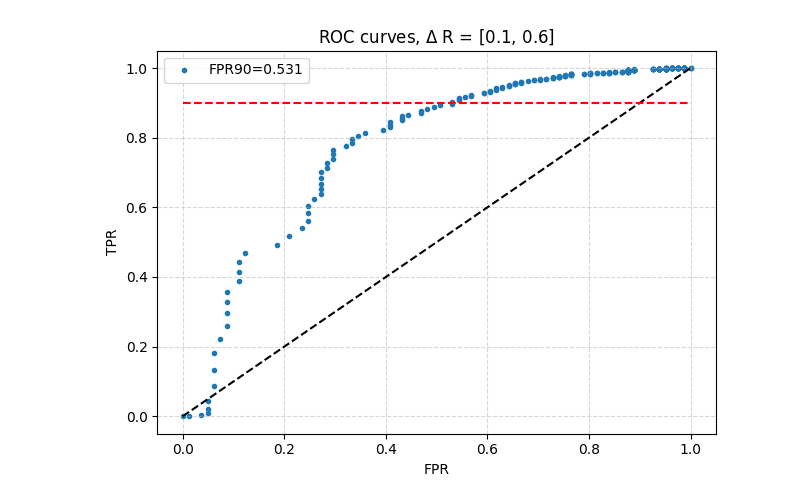
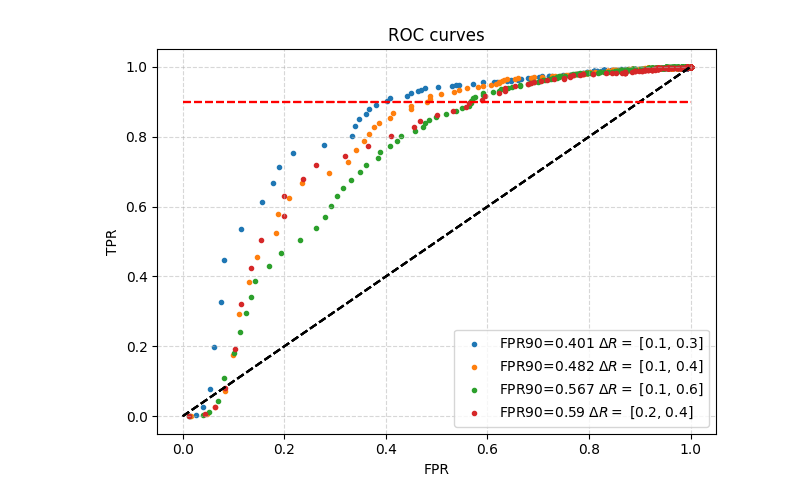
Before and after one commit to Ruba18-Code/BSc-Thesis-LVL1-trigger-for-isolated-muons-at-ATLAS, a Jupyter notebook: test_LVL1.ipynb, the cells around one changed output. Saved outputs shown, nothing was run; the diff lists cells and outputs as text; code cells hidden in the pictures.

```diff
--- a/test_LVL1.ipynb
+++ b/test_LVL1.ipynb
@@ -115,5 +122,11 @@ coolplot([Zmumu_phi, ZeroBias_phi_total], np.linspace(-4,4,20), labels=[rf"$Z\to
 # %%
-l4=len(ZeroBias_iso)
-coolplot([Zmumu_iso, ZeroBias_iso], bins=np.linspace(0,30000,40), labels=[rf"$Z\to\mu\mu$, muons={l3}", f"ZeroBias, muons={l4}"], title="Isolation energy")
-coolplot([Zmumu_ratio, ZeroBias_ratio], bins=np.linspace(0,1,40), labels=[rf"$Z\to\mu\mu$, muons={l3}", f"ZeroBias, muons={l4}"], title="Isolation ratio")
+i=0
+for ZeroBias_iso, ZeroBias_ratio, Zmumu_iso, Zmumu_ratio in zip(ZeroBias_isolations_dr, ZeroBias_ratios_dr,
+                                                                 Zmumu_isolations_dr, Zmumu_ratios_dr):
+    l4=len(ZeroBias_iso)
+    coolplot([Zmumu_iso, ZeroBias_iso], bins=np.linspace(0,30000,40),
+            labels=[rf"$Z\to\mu\mu$, muons={l3}", f"ZeroBias, muons={l4}"], title=rf"Isolation energy, $\Delta R$=[{dr_mins[i]}, {dr_maxs[i]}]")
+    coolplot([Zmumu_ratio, ZeroBias_ratio], bins=np.linspace(0,1.5,40),
+            labels=[rf"$Z\to\mu\mu$, muons={l3}", f"ZeroBias, muons={l4}"], title=rf"Isolation ratio, $\Delta R$=[{dr_mins[i]}, {dr_maxs[i]}]")
+    i=i+1
 # %% [output]
@@ -122,23 +141,28 @@ coolplot([Zmumu_ratio, ZeroBias_ratio], bins=np.linspace(0,1,40), labels=[rf"$Z\
 # %%
-bins=np.linspace(0,1,300)
-Zmumu_counts, _ = np.histogram(Zmumu_ratio, bins)
-ZeroBias_counts, _ = np.histogram(ZeroBias_ratio, bins)
-#Compute the cumulative sum of the counts (like integrating the histogram to the left)
-Zmumu_cumulative_counts = np.cumsum(Zmumu_counts)
-ZeroBias_cumulative_counts = np.cumsum(ZeroBias_counts)
-# Normalize to total events
-TPR = Zmumu_cumulative_counts / np.sum(Zmumu_counts)
-FPR = ZeroBias_cumulative_counts / np.sum(ZeroBias_counts)
+i=0
+for ZeroBias_iso, ZeroBias_ratio, Zmumu_iso, Zmumu_ratio in zip(ZeroBias_isolations_dr, ZeroBias_ratios_dr,
+                                                                 Zmumu_isolations_dr, Zmumu_ratios_dr):
+    bins=np.linspace(0,1.5,300)
+    Zmumu_counts, _ = np.histogram(Zmumu_ratio, bins)
+    ZeroBias_counts, _ = np.histogram(ZeroBias_ratio, bins)
+    #Compute the cumulative sum of the counts (like integrating the histogram to the left)
+    Zmumu_cumulative_counts = np.cumsum(Zmumu_counts)
+    ZeroBias_cumulative_counts = np.cumsum(ZeroBias_counts)
+    # Normalize to total events
+    TPR = Zmumu_cumulative_counts / np.sum(Zmumu_counts)
+    FPR = ZeroBias_cumulative_counts / np.sum(ZeroBias_counts)
 
-FPR90=min(FPR[TPR >= 0.9])
-plt.scatter(FPR, TPR, marker='.', label=fr'FPR90={np.round(FPR90,3)}')
-plt.plot([0,1],[0,1], color='black', linestyle='--')
-plt.plot([0,1],[0.9,0.9],color='r', linestyle='--')
-plt.grid(alpha=0.5, linestyle='--')
-plt.xlabel("FPR")
-plt.ylabel("TPR")
-plt.legend()
-plt.title(rf"ROC curves, $\Delta$ R = [{dr_min}, {dr_max}]")
-plt.tight_layout()
+    FPR90=min(FPR[TPR >= 0.9])
+    plt.scatter(FPR, TPR, marker='.', label=fr'FPR90={np.round(FPR90,3)} $\Delta R=$ [{dr_mins[i]}, {dr_maxs[i]}]')
+    plt.plot([0,1],[0,1], color='black', linestyle='--')
+    plt.plot([0,1],[0.9,0.9],color='r', linestyle='--')
+    plt.grid(alpha=0.5, linestyle='--')
+    plt.xlabel("FPR")
+    plt.ylabel("TPR")
+    plt.legend()
+    plt.title(rf"ROC curves")
+    plt.tight_layout()
+
+    i=i+1
 # %% [output]
-[figure, old version]
+[figure, new version]
```
Also changed, not shown: parts of 16 cells of this notebook, 21 other files.
